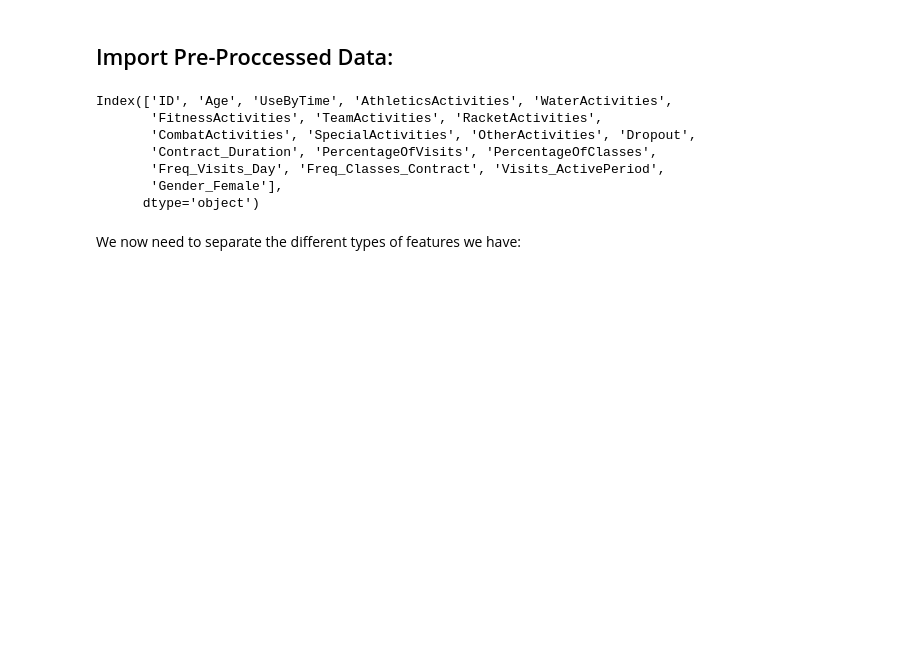
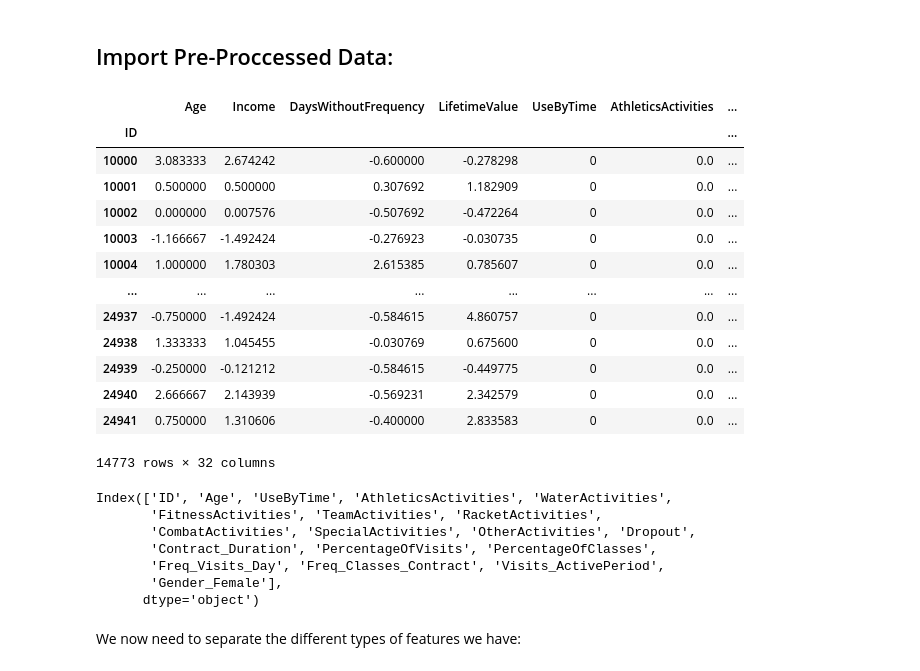
Before and after one commit to raquelxr/data-mining-proj, a Jupyter notebook: Density_Studies_S.ipynb, the cells around one changed output. Drawn from its saved outputs; the diff is of its cells as text; code cells hidden in the pictures; blank space fills up the shorter version.

```diff
--- a/Density_Studies_S.ipynb
+++ b/Density_Studies_S.ipynb
@@ -12,6 +12,24 @@ from sklearn.cluster import MeanShift, DBSCAN, estimate_bandwidth
 ## Import Pre-Proccessed Data:
 # %%
 data = pd.read_csv("dataset_final.csv")
+data_test = pd.read_csv("dataset_allfeatures.csv")
+# %%
+data_test.set_index('ID')
+# %% [output]
+|  | Age | Income | DaysWithoutFrequency | LifetimeValue | UseByTime | AthleticsActivities | ... |
+| ID |  |  |  |  |  |  | ... |
+| 10000 | 3.083333 | 2.674242 | -0.600000 | -0.278298 | 0 | 0.0 | ... |
+| 10001 | 0.500000 | 0.500000 | 0.307692 | 1.182909 | 0 | 0.0 | ... |
+| 10002 | 0.000000 | 0.007576 | -0.507692 | -0.472264 | 0 | 0.0 | ... |
+| 10003 | -1.166667 | -1.492424 | -0.276923 | -0.030735 | 0 | 0.0 | ... |
+| 10004 | 1.000000 | 1.780303 | 2.615385 | 0.785607 | 0 | 0.0 | ... |
+| ... | ... | ... | ... | ... | ... | ... | ... |
+| 24937 | -0.750000 | -1.492424 | -0.584615 | 4.860757 | 0 | 0.0 | ... |
+| 24938 | 1.333333 | 1.045455 | -0.030769 | 0.675600 | 0 | 0.0 | ... |
+| 24939 | -0.250000 | -0.121212 | -0.584615 | -0.449775 | 0 | 0.0 | ... |
+| 24940 | 2.666667 | 2.143939 | -0.569231 | 2.342579 | 0 | 0.0 | ... |
+| 24941 | 0.750000 | 1.310606 | -0.400000 | 2.833583 | 0 | 0.0 | ... |
+14773 rows × 32 columns
 # %%
 data.columns
 # %% [output]
```
Also changed, not shown: parts of 20 cells of this notebook, 1 other file.
